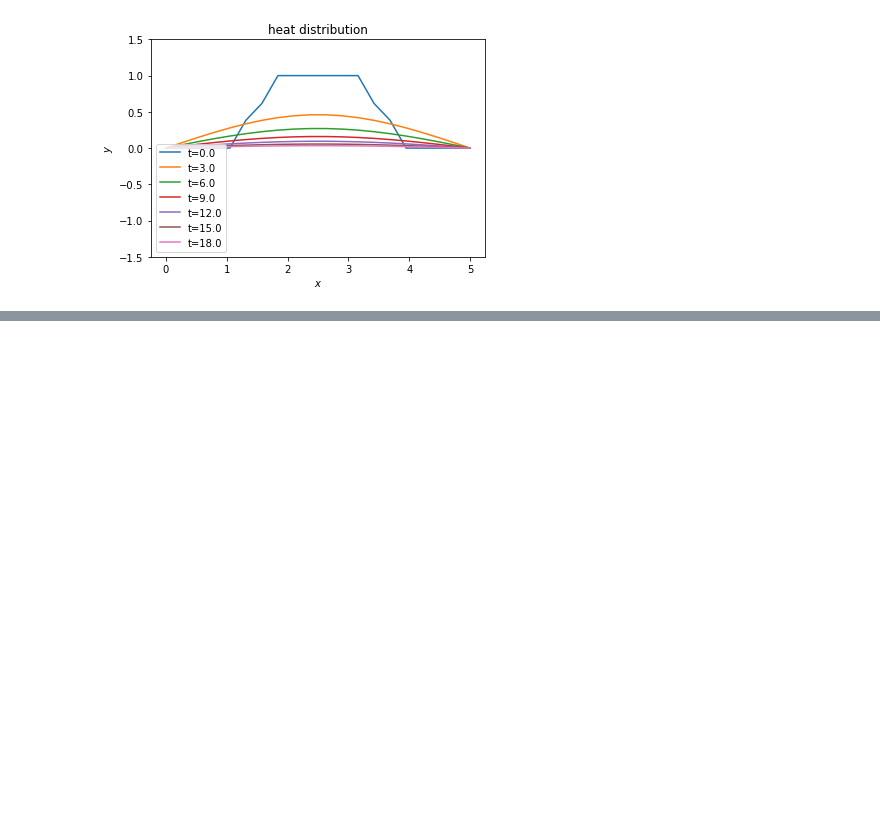
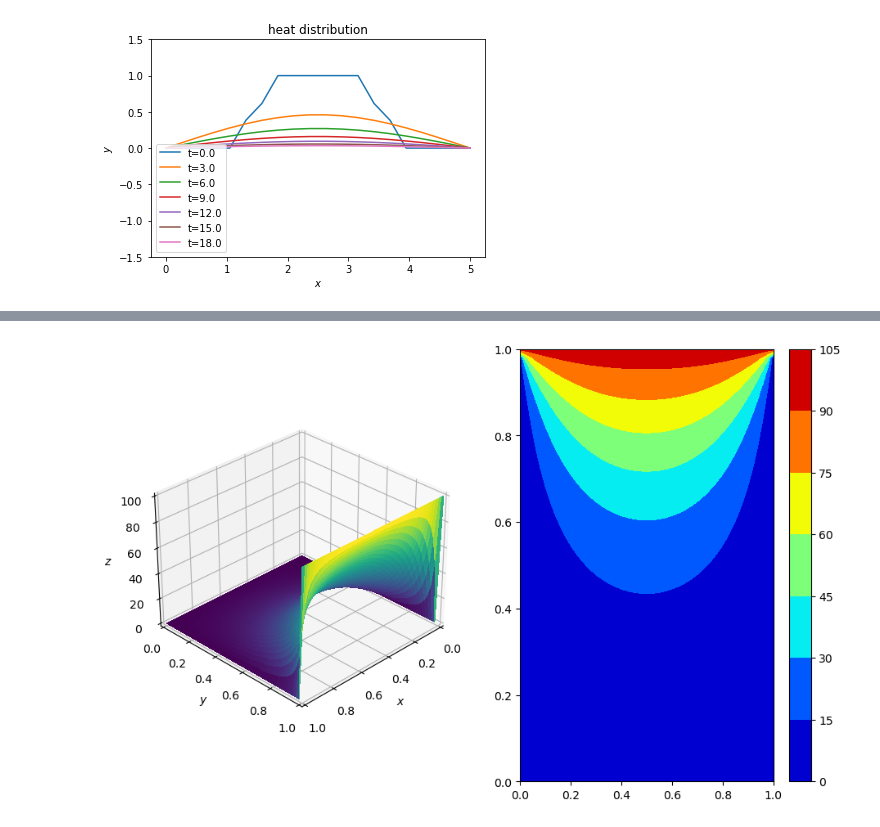
Before and after one commit to moxlos/algorithms, a Jupyter notebook: diff_eqs/heat_eq.ipynb, the cells around one changed output, grey strips where cells are left out. Saved outputs shown, nothing was run; the diff lists cells and outputs as text; code cells hidden in the pictures; blank space fills up the shorter version.

```diff
--- a/diff_eqs/heat_eq.ipynb
+++ b/diff_eqs/heat_eq.ipynb
@@ -188,0 +320,4 @@ heat.plot_distr(pts_sel)
+# %%
+plot_3D(x,y, u[-1,:,:])
+# %% [output]
+[figure, added]
```
Also changed, not shown: parts of 10 cells of this notebook.
